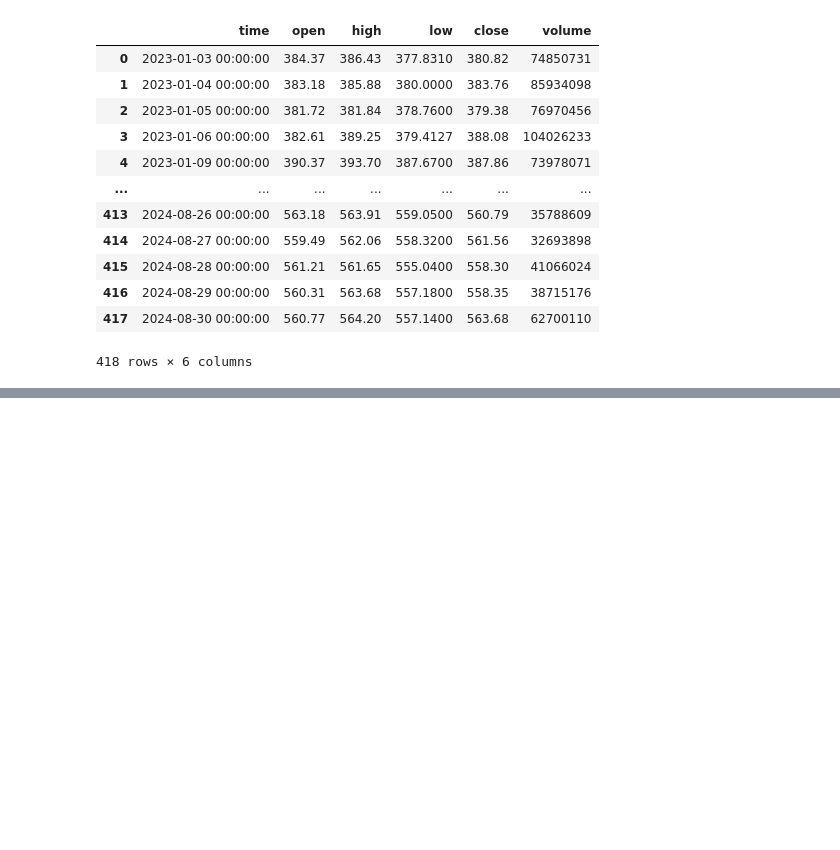
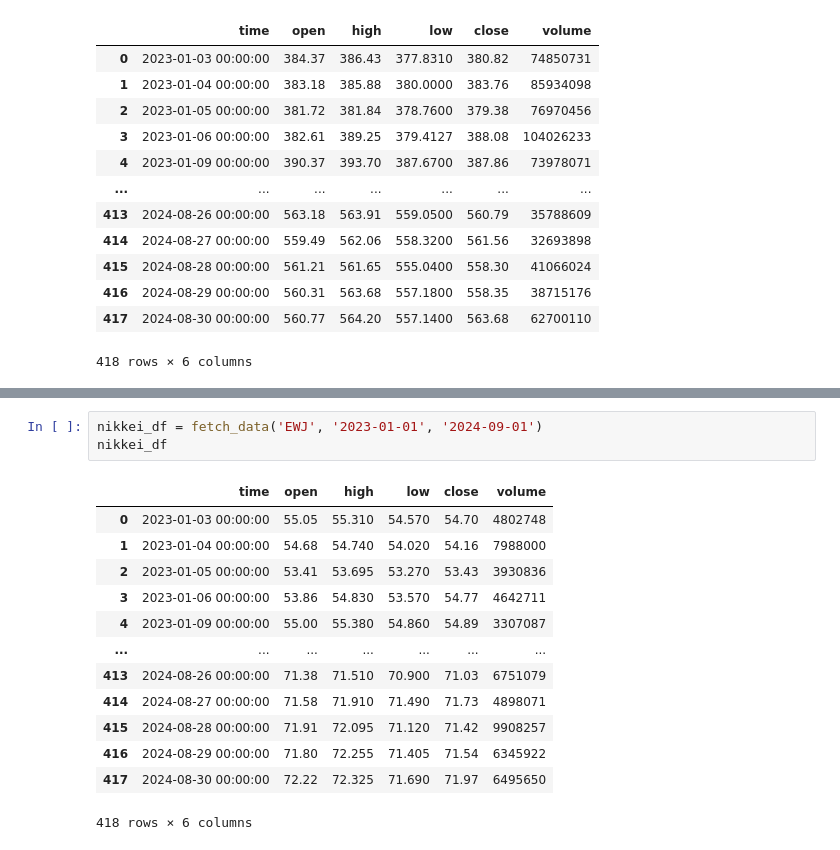
Before and after one commit to Belayohio/project_1, a Jupyter notebook: MP_work_notebook.ipynb, the cells around one changed output, grey strips where cells are left out. Saved outputs shown, nothing was run; the diff lists cells and outputs as text; blank space fills up the shorter version.

```diff
--- a/MP_work_notebook.ipynb
+++ b/MP_work_notebook.ipynb
@@ -233,0 +268,17 @@ snp_500_df
+# %%
+nikkei_df = fetch_data('EWJ', '2023-01-01', '2024-09-01')
+nikkei_df
+# %% [output]
+|  | time | open | high | low | close | volume |
+| 0 | 2023-01-03 00:00:00 | 55.05 | 55.310 | 54.570 | 54.70 | 4802748 |
+| 1 | 2023-01-04 00:00:00 | 54.68 | 54.740 | 54.020 | 54.16 | 7988000 |
+| 2 | 2023-01-05 00:00:00 | 53.41 | 53.695 | 53.270 | 53.43 | 3930836 |
+| 3 | 2023-01-06 00:00:00 | 53.86 | 54.830 | 53.570 | 54.77 | 4642711 |
+| 4 | 2023-01-09 00:00:00 | 55.00 | 55.380 | 54.860 | 54.89 | 3307087 |
+| ... | ... | ... | ... | ... | ... | ... |
+| 413 | 2024-08-26 00:00:00 | 71.38 | 71.510 | 70.900 | 71.03 | 6751079 |
+| 414 | 2024-08-27 00:00:00 | 71.58 | 71.910 | 71.490 | 71.73 | 4898071 |
+| 415 | 2024-08-28 00:00:00 | 71.91 | 72.095 | 71.120 | 71.42 | 9908257 |
+| 416 | 2024-08-29 00:00:00 | 71.80 | 72.255 | 71.405 | 71.54 | 6345922 |
+| 417 | 2024-08-30 00:00:00 | 72.22 | 72.325 | 71.690 | 71.97 | 6495650 |
+418 rows × 6 columns
```
Also changed, not shown: parts of 2 cells of this notebook.
